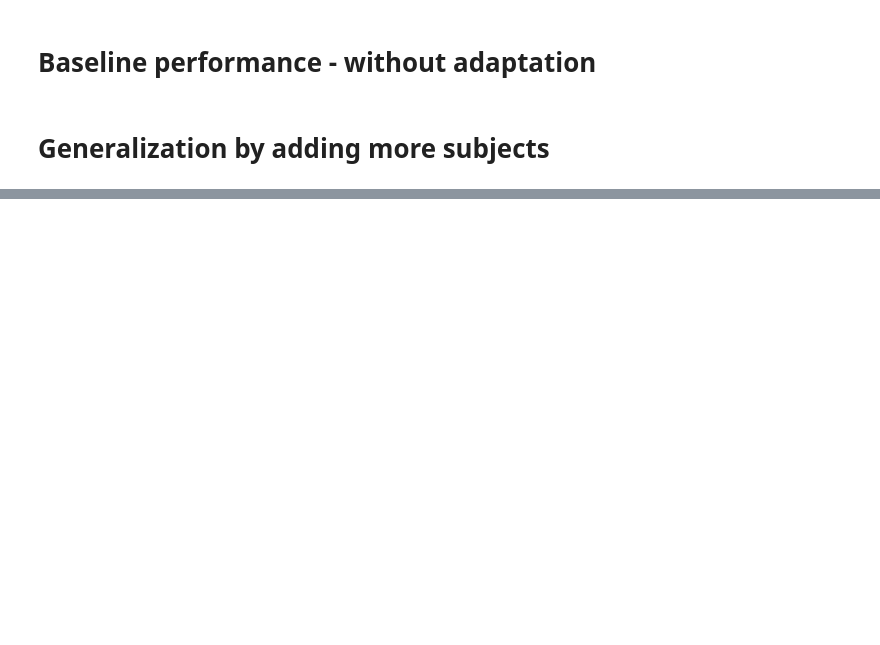
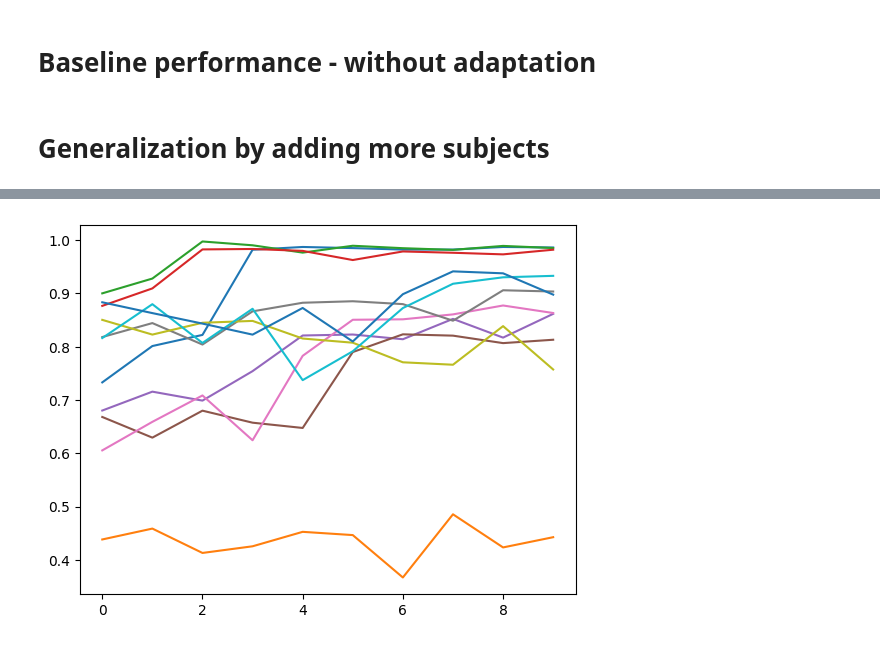
Before and after one commit to Hunminlee/Cross-motor-decoding, a Jupyter notebook: Lower-limb/Gait1-UCI/Inter-subject Analysis.ipynb, the cells around one changed output, grey strips where cells are left out. Drawn from its saved outputs; the diff is of its cells as text; code cells hidden in the pictures; blank space fills up the shorter version.

```diff
--- a/Lower-limb/Gait1-UCI/Inter-subject Analysis.ipynb
+++ b/Lower-limb/Gait1-UCI/Inter-subject Analysis.ipynb
@@ -164,0 +166,6 @@ Sub ID 10
+# %%
+tmp = pd.read_csv('./Generalization_inter_subject.csv')
+plt.plot(tmp)
+plt.show()
+# %% [output]
+[figure, added]
```
Also changed, not shown: parts of 2 cells of this notebook, 1 other file.
